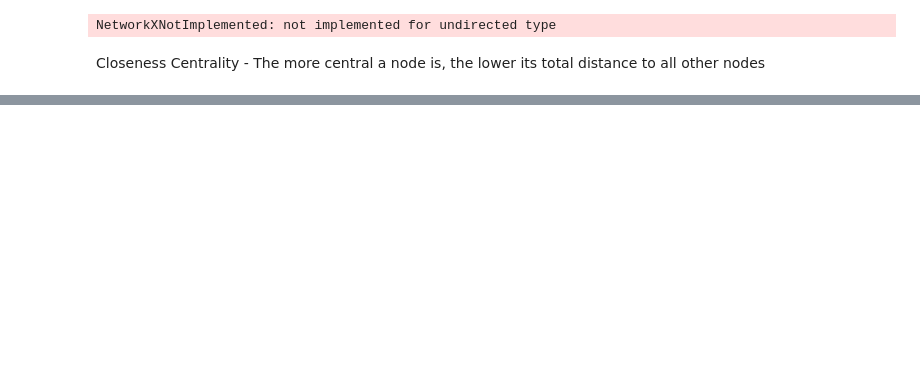
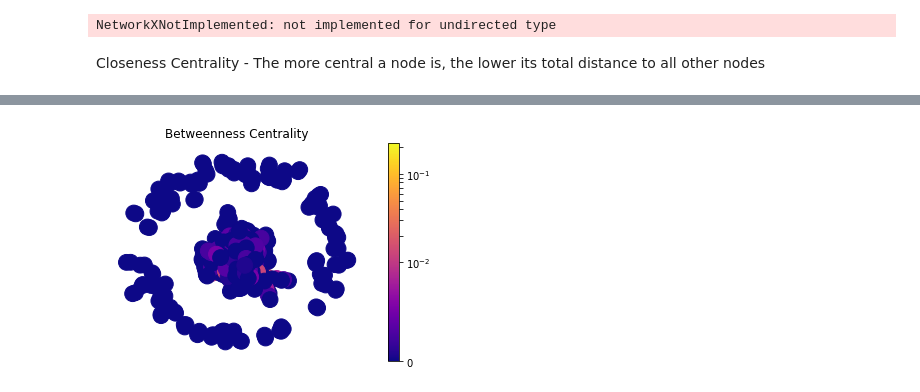
Before and after one commit to ba-group-projects/eth-trx-china-ban, a Jupyter notebook: centrality.ipynb, the cells around one changed output, grey strips where cells are left out. Saved outputs shown, nothing was run; the diff lists cells and outputs as text; code cells hidden in the pictures; blank space fills up the shorter version.

```diff
--- a/centrality.ipynb
+++ b/centrality.ipynb
@@ -152,0 +187,4 @@ print(close_centrality)
+# %%
+draw(G, pos, nx.betweenness_centrality(G), 'Betweenness Centrality')
+# %% [output]
+[figure, added]
```
Also changed, not shown: parts of 20 cells of this notebook, 3 other files.
